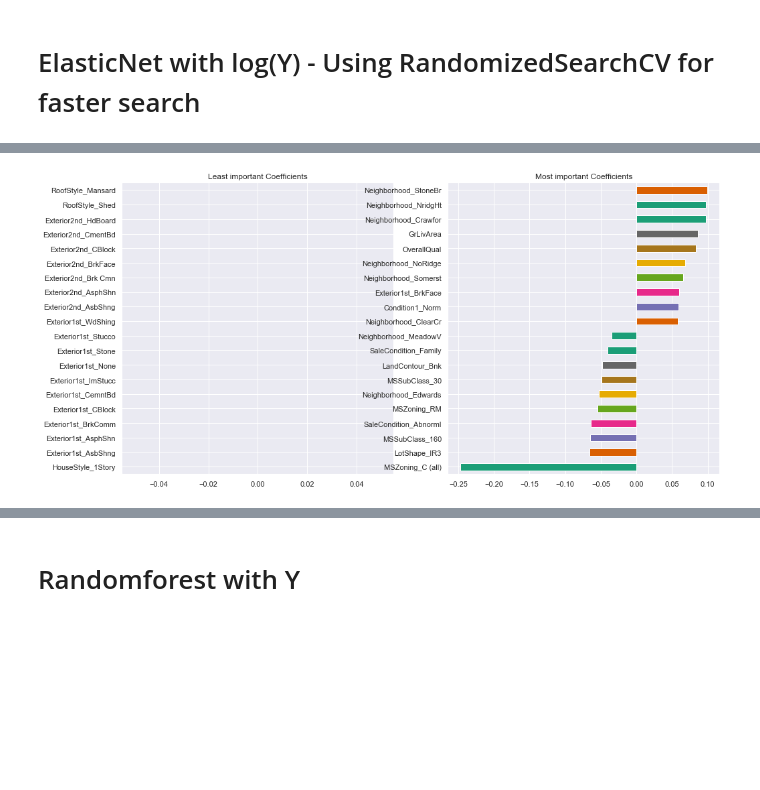
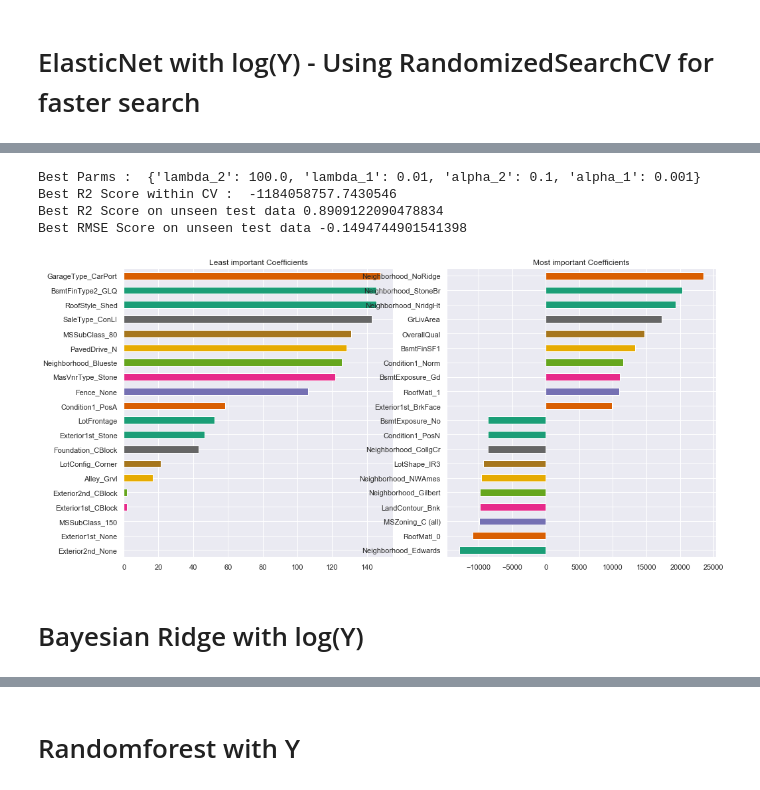
Before and after one commit to radhavrmk/MNN, a Jupyter notebook: notebooks/Final_Models_Radha.ipynb, the cells around one changed output, grey strips where cells are left out. Drawn from its saved outputs; the diff is of its cells as text; code cells hidden in the pictures; blank space fills up the shorter version.

```diff
--- a/notebooks/Final_Models_Radha.ipynb
+++ b/notebooks/Final_Models_Radha.ipynb
@@ -125,6 +148,6 @@ Standardized : Yes
 # %%
-train_data = pd.read_csv("../data/processed_data/train_processed_set1.csv")
-holdout_data = pd.read_csv("../data/processed_data/test_processed_set1.csv")
+train_data = pd.read_csv("../data/processed_data/train_processed_set1.csv",index_col=0)
+submission_data = pd.read_csv("../data/processed_data/test_processed_set1.csv",index_col=0)
 
 print(train_data.shape)
 print(holdout_data.shape)
@@ -138,7 +161,7 @@ Y = train_data["SalePrice"]
 train_X, test_X, train_Y, test_Y = train_test_split(X, Y,test_size=0.2, random_state=99)
 # train_X, test_X, train_Y, test_Y = train_test_split(train_data.iloc[:,:-1], train_data.iloc[:,-1:],test_size=0.2, random_state=99)
 
-train_X2, test_X2, train_Y2, test_Y2 = train_test_split(X, Y2,test_size=0.1, random_state=77)
+train_X2, test_X2, train_Y2, test_Y2 = train_test_split(X, Y2,test_size=0.2, random_state=99)
 
 
 
@@ -481,0 +521,14 @@ Best RMSE Score on unseen test data -0.11274460045948968
+# %%
+estimator = BayesianRidge()
+
+param_grid = {
+    "alpha_1": [1e-6,1e-5,1e-4,1e-3,1e-2,1e-1,1e+1,1e+2],
+    "alpha_2": [1e-6,1e-5,1e-4,1e-3,1e-2,1e-1,1e+1,1e+2],
+    "lambda_1": [1e-6,1e-5,1e-4,1e-3,1e-2,1e-1,1e+1,1e+2],
+    "lambda_2": [1e-6,1e-5,1e-4,1e-3,1e-2,1e-1,1e+1,1e+2],
+
+}
+custom_scoring = {"rmse" : "neg_mean_squared_error", "R2": "r2"}
+
+grid_search = RandomizedSearchCV(estimator, param_grid, n_jobs=-1, cv=5, n_iter=50, scoring=custom_scoring, refit="rmse")
+%time grid_search.fit(train_X, train_Y)
@@ -482,4 +548,9 @@ Best RMSE Score on unseen test data -0.11274460045948968
 # %%
+print_scores_ridge(grid_search, log_rmse, test_X, test_Y, Bayesian=True)
 _ = get_top_and_bottom_coef(grid_search.best_estimator_.coef_, train_X)
 # %% [output]
+Best Parms :  {'lambda_2': 100.0, 'lambda_1': 0.01, 'alpha_2': 0.1, 'alpha_1': 0.001}
+Best R2 Score within CV :  -1184058757.7430546
+Best R2 Score on unseen test data 0.8909122090478834
+Best RMSE Score on unseen test data -0.1494744901541398
-[figure, old version]
+[figure, new version]
@@ -485,0 +560,2 @@ _ = get_top_and_bottom_coef(grid_search.best_estimator_.coef_, train_X)
+# %% [markdown]
+# Bayesian Ridge with log(Y)
```
Also changed, not shown: parts of 71 cells of this notebook, 2 other files.
